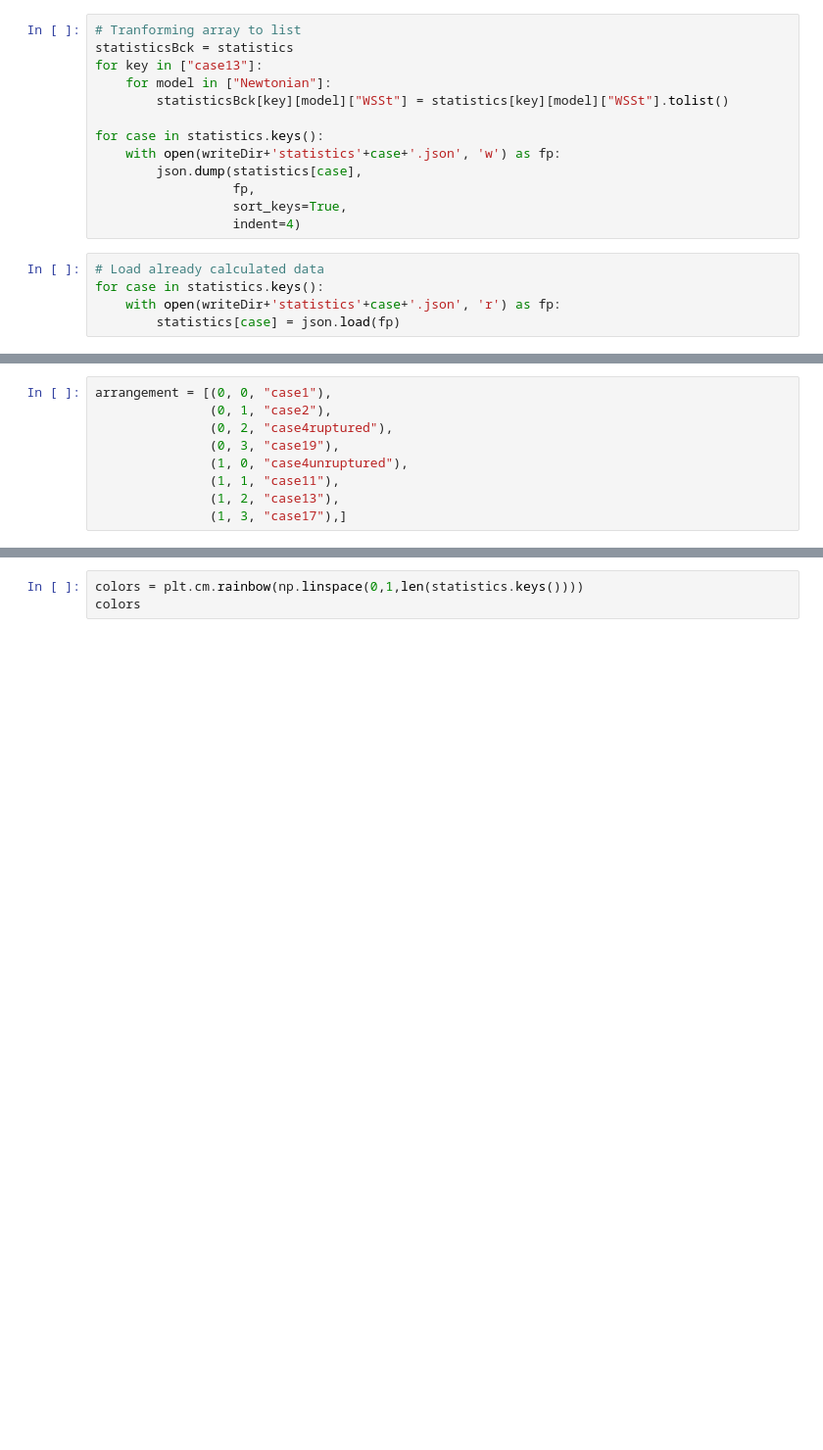
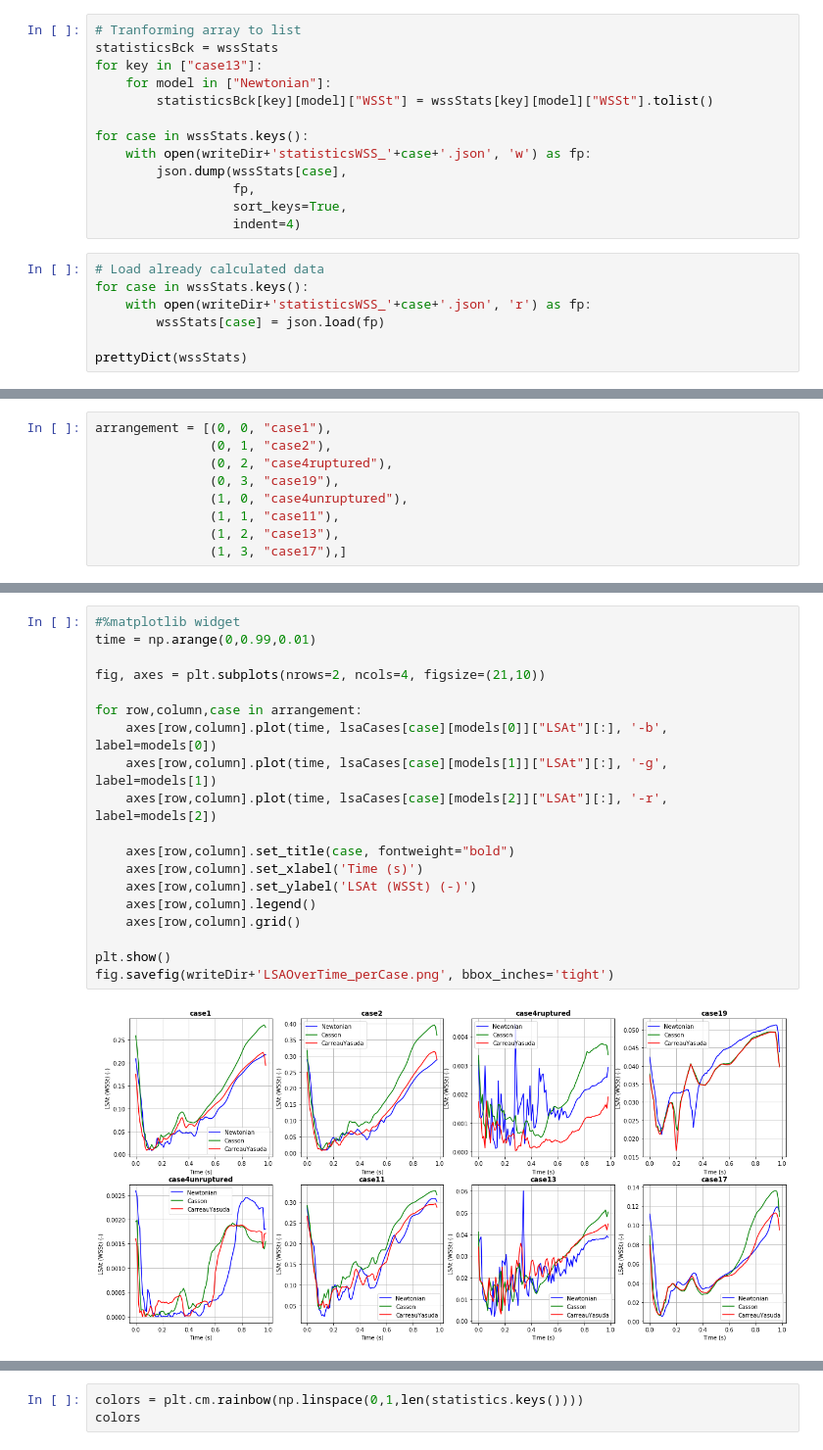
Before and after one commit to iagolessa/vmtk4aneurysms, a Jupyter notebook: aneurysms.ipynb, the cells around one changed output, grey strips where cells are left out. Shown at 98% size. Drawn from its saved outputs; the diff is of its cells as text; blank space fills up the shorter version.

```diff
--- a/aneurysms.ipynb
+++ b/aneurysms.ipynb
@@ -1018,18 +949,20 @@ writeDir = "/home/iagolessa/Documents/unesp/doctorate/data/aneurysms/results/tim
 # %%
 # Tranforming array to list
-statisticsBck = statistics
+statisticsBck = wssStats
 for key in ["case13"]:
     for model in ["Newtonian"]:
-        statisticsBck[key][model]["WSSt"] = statistics[key][model]["WSSt"].tolist()
+        statisticsBck[key][model]["WSSt"] = wssStats[key][model]["WSSt"].tolist()
 
-for case in statistics.keys():
-    with open(writeDir+'statistics'+case+'.json', 'w') as fp:
-        json.dump(statistics[case],
+for case in wssStats.keys():
+    with open(writeDir+'statisticsWSS_'+case+'.json', 'w') as fp:
+        json.dump(wssStats[case],
                   fp,
                   sort_keys=True,
                   indent=4)
 # %%
 # Load already calculated data
-for case in statistics.keys():
-    with open(writeDir+'statistics'+case+'.json', 'r') as fp:
-        statistics[case] = json.load(fp)
+for case in wssStats.keys():
+    with open(writeDir+'statisticsWSS_'+case+'.json', 'r') as fp:
+        wssStats[case] = json.load(fp)
+
+prettyDict(wssStats)
@@ -1046,0 +1029,21 @@ arrangement = [(0, 0, "case1"),
+# %%
+#%matplotlib widget
+time = np.arange(0,0.99,0.01)
+
+fig, axes = plt.subplots(nrows=2, ncols=4, figsize=(21,10))
+
+for row,column,case in arrangement:
+    axes[row,column].plot(time, lsaCases[case][models[0]]["LSAt"][:], '-b', label=models[0])
+    axes[row,column].plot(time, lsaCases[case][models[1]]["LSAt"][:], '-g', label=models[1])
+    axes[row,column].plot(time, lsaCases[case][models[2]]["LSAt"][:], '-r', label=models[2])
+
+    axes[row,column].set_title(case, fontweight="bold")
+    axes[row,column].set_xlabel('Time (s)')
+    axes[row,column].set_ylabel('LSAt (WSSt) (-)')
+    axes[row,column].legend()
+    axes[row,column].grid()
+
+plt.show()
+fig.savefig(writeDir+'LSAOverTime_perCase.png', bbox_inches='tight')
+# %% [output]
+[figure, added]
```
Also changed, not shown: parts of 59 cells of this notebook.
